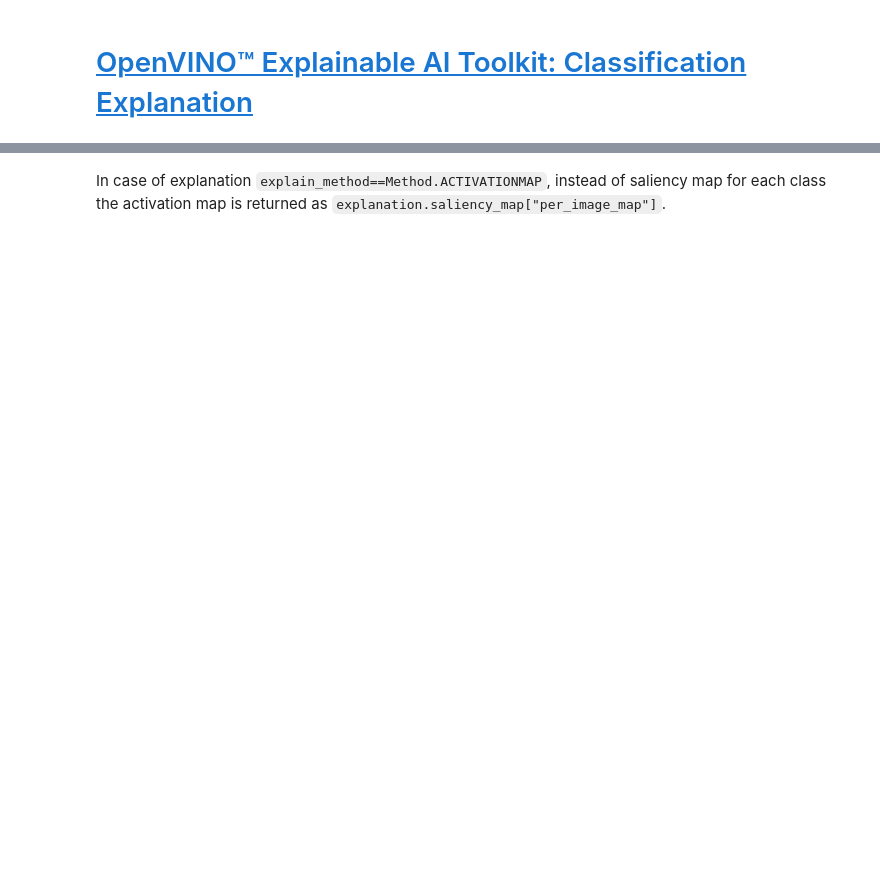
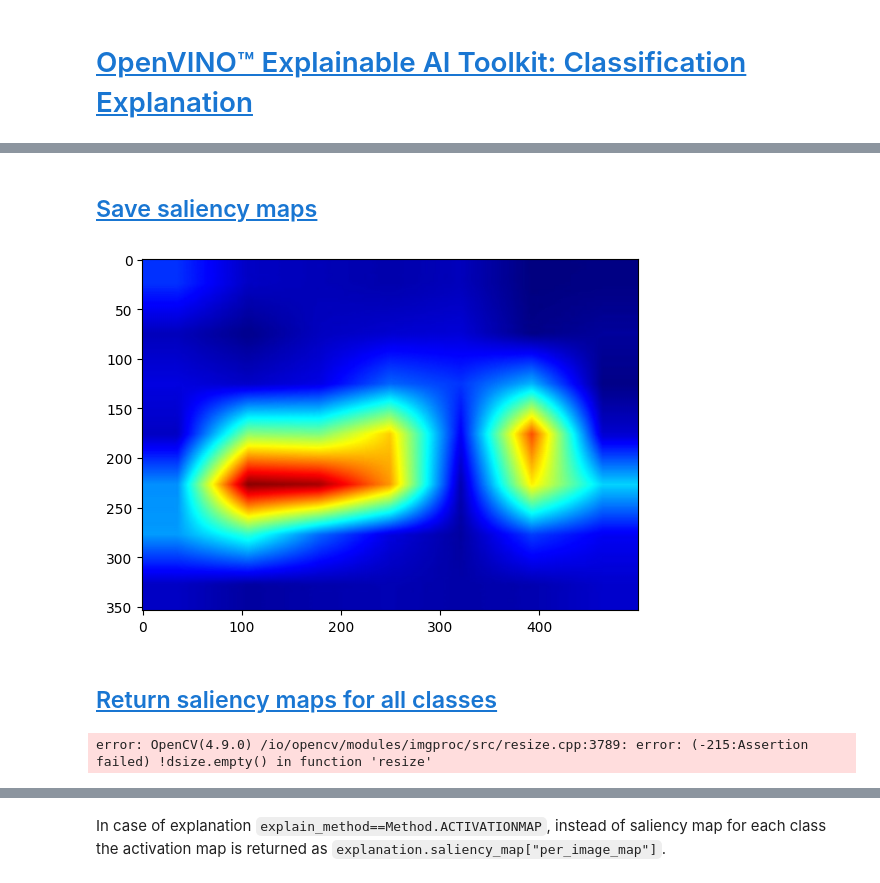
Before and after one commit to openvinotoolkit/openvino_xai, a Jupyter notebook: notebooks/xai_classification/xai_classification.ipynb, the cells around one changed output, grey strips where cells are left out. Drawn from its saved outputs; the diff is of its cells as text; code cells hidden in the pictures; blank space fills up the shorter version.

```diff
--- a/notebooks/xai_classification/xai_classification.ipynb
+++ b/notebooks/xai_classification/xai_classification.ipynb
@@ -363,0 +167,24 @@ plt.show()
+# %% [markdown]
+## <a id='toc3_1_'></a>[Save saliency maps](#toc0_)
+# %%
+# Save saliency map
+output = output_path / "explain_auto"
+explanation.save(output, image_name)
+
+# See saved saliency maps
+image_sal_map = cv2.imread(f"{output}/{image_name}_target_{cheetah_class_index}.jpg")
+image_sal_map = cv2.cvtColor(image_sal_map, cv2.COLOR_BGR2RGB)
+plt.imshow(image_sal_map)
+plt.show()
+# %% [output]
+[figure, added]
+# %% [markdown]
+## <a id='toc3_2_'></a>[Return saliency maps for all classes](#toc0_)
+# %%
+explanation = explainer(image, target_explain_group=TargetExplainGroup.ALL)
+
+# Check saved saliency maps
+print(f"Saliency maps were generated for the following classes: {list(explanation.saliency_map.keys())}")
+print(f"Saliency map size: {explanation.shape}")
+# %% [output]
+error: OpenCV(4.9.0) /io/opencv/modules/imgproc/src/resize.cpp:3789: error: (-215:Assertion failed) !dsize.empty() in function 'resize'
```
Also changed, not shown: parts of 85 cells of this notebook, 3 other files.
